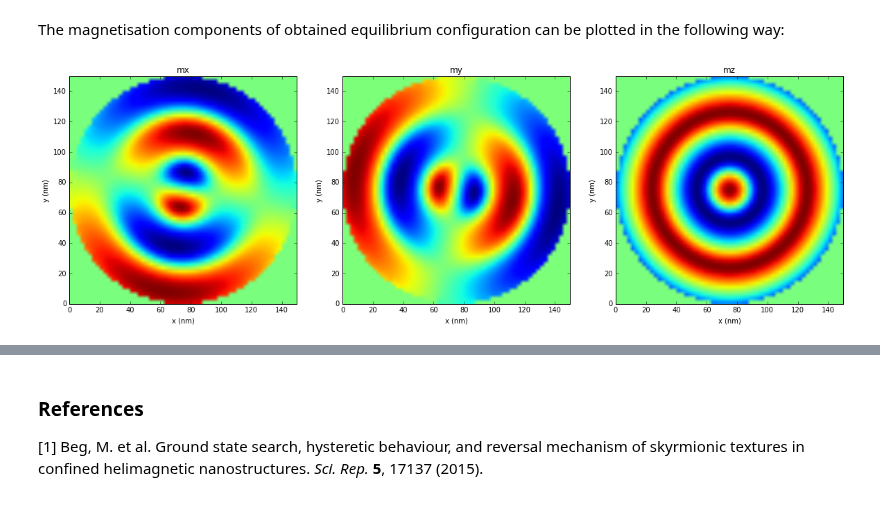
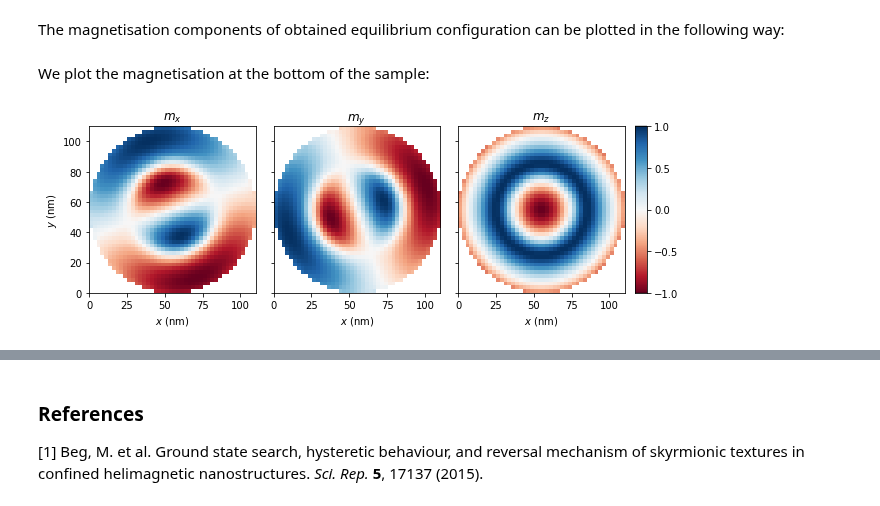
Before and after one commit to computationalmodelling/fidimag, a Jupyter notebook: doc/ipynb/isolated_skyrmion.ipynb, the cells around one changed output, grey strips where cells are left out. Cells and saved outputs as stored; diff of their text form; code cells hidden in the pictures.

Commit message:
Add plot function, and update notebook to use this plotting function

```diff
--- a/doc/ipynb/isolated_skyrmion.ipynb
+++ b/doc/ipynb/isolated_skyrmion.ipynb
@@ -25,13 +27,12 @@ from fidimag.micro import UniformExchange, Demag, DMI
 # %% [markdown]
 The cuboidal thin film mesh which contains the disk is created:
 # %%
-# Mesh dimensions.
-d = 150  # diameter (nm)
+d = 110  # diameter (nm)
 t = 10  # thickness (nm)
 
 # Mesh discretisation.
 dx = dy  = 2.5  # nm
-dz = 5
+dz = 2
 
 mesh = CuboidMesh(nx=int(d/dx), ny=int(d/dy), nz=int(t/dz), dx=dx, dy=dy, dz=dz, unit_length=1e-9)
 # %% [markdown]
@@ -120,38 +123,8 @@ step=351, time=4.12e-09, max_dmdt=0.00785 ode_step=1.02e-10
 # %% [markdown]
 The magnetisation components of obtained equilibrium configuration can be plotted in the following way:
-# %%
-import matplotlib.pyplot as plt
-%matplotlib inline
-
-def plot_magnetisation(m, layer=0):
-    n_layer = int(d/dx) * int(d/dy)
-    m.shape = (-1, 3)
-
-    mx = m[:, 0][layer*n_layer:(layer+1)*n_layer]
-    my = m[:, 1][layer*n_layer:(layer+1)*n_layer]
-    mz = m[:, 2][layer*n_layer:(layer+1)*n_layer]
-    mx.shape = (int(d/dx), int(d/dy))
-    my.shape = (int(d/dx), int(d/dy))
-    mz.shape = (int(d/dx), int(d/dy))
-
-    extent = [0, d, 0, d]
-    plt.figure(figsize=(20, 10))
-    plt.subplot(1, 3, 1)
-    plt.imshow(mx, extent=extent)
-    plt.title('mx')
-    plt.xlabel('x (nm)')
-    plt.ylabel('y (nm)')
-    plt.subplot(1, 3, 2)
-    plt.imshow(my, extent=extent)
-    plt.xlabel('x (nm)')
-    plt.ylabel('y (nm)')
-    plt.title('my')
-    plt.subplot(1, 3, 3)
-    plt.imshow(mz, extent=extent)
-    plt.xlabel('x (nm)')
-    plt.ylabel('y (nm)')
-    plt.title('mz')
-
-plot_magnetisation(sim.spin, layer=0)
-# %% [output]
-[figure, removed]
+# %% [markdown]
+We plot the magnetisation at the bottom of the sample:
+# %%
+plot_m(sim, component='all', z=0.0, cmap='RdBu', scale_by_Ms=False)
+# %% [output]
+[figure, added]
```
Also changed, not shown: parts of 9 cells of this notebook, 1 other file.
